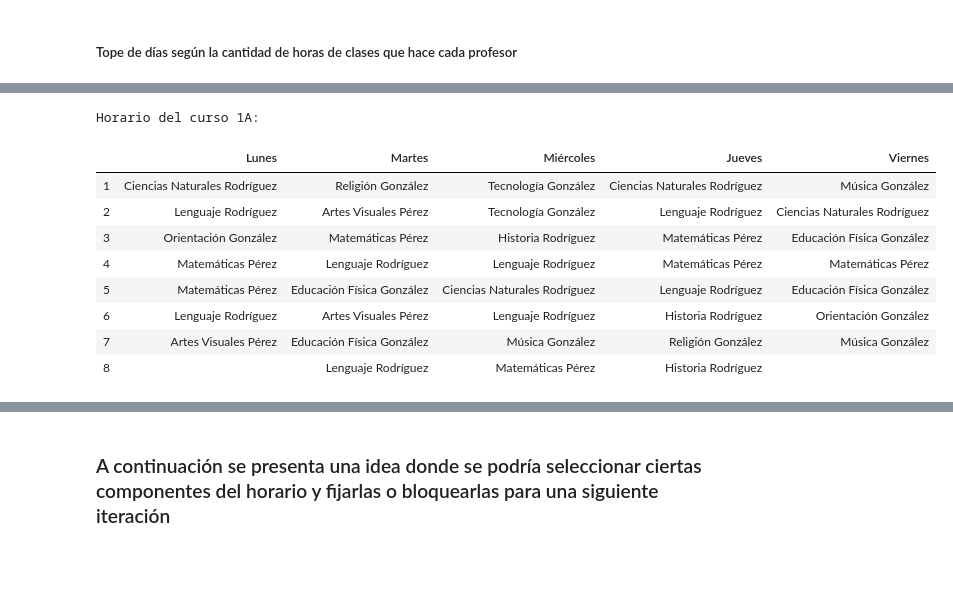
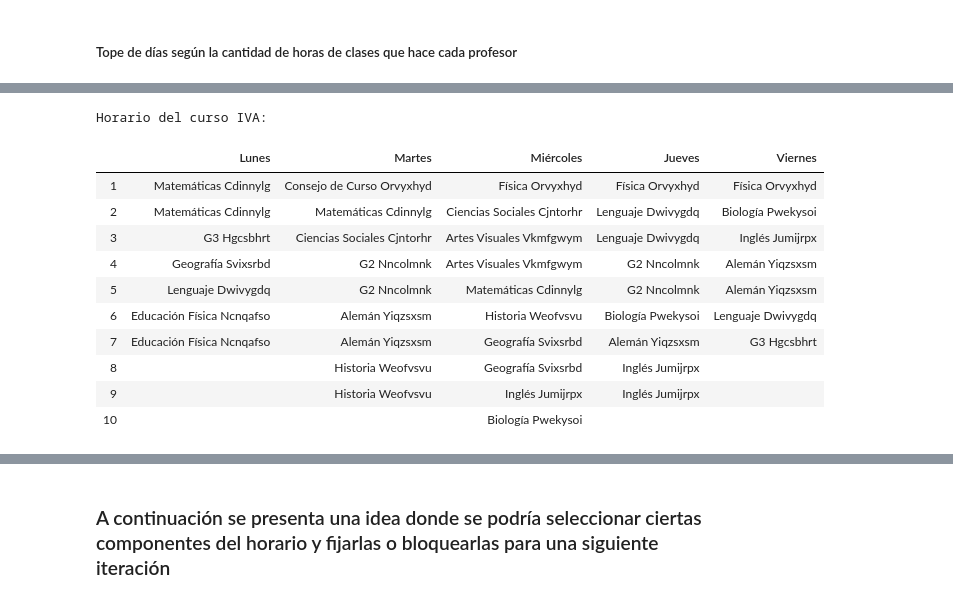
Before and after one commit to acarril/timetable_generator, a Jupyter notebook: Reducido/modelo_limpio.ipynb, the cells around one changed output, grey strips where cells are left out. Drawn from its saved outputs; the diff is of its cells as text; code cells hidden in the pictures; blank space fills up the shorter version.

```diff
--- a/Reducido/modelo_limpio.ipynb
+++ b/Reducido/modelo_limpio.ipynb
@@ -48,7 +48,7 @@ def cantidad_maxima_de_dias(carga_profesores, ramos_por_curso):
 # %%
 model = gp.Model("Generación de horarios de colegio")
 # model.setParam('OutputFlag', 1)
-f = open('parametros2.json',encoding='utf8')
+f = open('parametros3.json',encoding='utf8')
 
 M = 10000
 data = json.load(f)
@@ -120,7 +120,3 @@ model.addConstrs((sum(x[c,p,k,d,j] for l in profesores_por_curso[c] for p,k in p
 # %%
 model.addConstrs((sum(x[c,p,k,d,j] for p,k in profesores_por_curso[c]['1']) <= 1 \
     for c in horarios for d in horarios[c] for j in horarios[c][d]),name="R1b");
-# %%
-for c,ps,k in multiples_profesores:
-    print(c,ps,k)
-    print([(ps[a],ps[b]) for a in range(len(ps)) for b in range(len(ps)) if a<b])
@@ -169,7 +156,7 @@ model.addConstrs((sum(x[c,p,k,d,j] for j in modulos) <= 2 for d in dias for c in
 for l in profesores_por_curso[c] for p,k in profesores_por_curso[c][l]),name="R7");
 # %%
 model.addConstrs((x[c,p,k,d,j] + x[c,p,k,d,z] <= 1 for c,p,k in asignaciones for d in dias \
-    for j,z in list(set([(a,b) for a in horarios[c][d] for b in horarios[c][d] if a < b]) - set(combinaciones))),name="R8");
+    for j,z in list(set([(a,b) for a in horarios[c][d] for b in horarios[c][d] if a < b]) - set([tuple(comb) for comb in combinaciones]))),name="R8");
 # %%
 model.addConstrs((M * s[c,p,k,d] >= sum(x[c,p,k,d,j] for j in modulos) for c,p,k in asignaciones for d in dias),name="RS1");
 # %%
@@ -190,7 +177,7 @@ model.setObjective(obj, GRB.MINIMIZE)
 model.write('model.lp')
 model.setParam("PoolSolutions", 10)
 model.setParam('PoolSearchMode', 2)
-model.setParam('OutputFlag', 0)
+model.setParam('OutputFlag', 1)
 model.update()
 
 # model.computeIIS()
@@ -206,7 +193,7 @@ for i in range(model.SolCount):
     model.setParam("SolutionNumber", i)
     model.update()
 
-    model.optimize()
+    print(model.optimize())
     model.write(f"solutions/out{i+1}.sol")
 # model.optimize()
 # model.write('out.sol')
@@ -302,41 +304,43 @@ def generar_horario(curso, numero_sol):
                 lista_dia = []
                 ultimo_dia = elem[3]
                 lista_dia.append(ultimo_dia)
                 elem[2] = elem[2].replace('_', ' ')
                 elem[1] = elem[1].replace('_', ' ')
                 lista_dia.append(f'{elem[2]} \n {elem[1]}')
             else:
                 elem[2] = elem[2].replace('_', ' ')
                 elem[1] = elem[1].replace('_', ' ')
                 lista_dia.append(f'{elem[2]} \n {elem[1]}')
 
     lista_auxiliar.append(lista_dia)
     lista_auxiliar = lista_auxiliar[1:]
     len_maxima = 0
     for dia in lista_auxiliar:
         if len(dia) > len_maxima:
             len_maxima = len(dia)
 
     horario.add_column('', [i+1 for i in range(len_maxima - 1)])
 
     for i in range(len(lista_auxiliar)):
         for j in range(len_maxima - len(lista_auxiliar[i])):
             lista_auxiliar[i].append('')
         horario.add_column(lista_auxiliar[i][0], lista_auxiliar[i][1:], align='c')
     horario.format = True
     print(f'Horario del curso {curso}: ')
     return horario
 
-curso = '1A'
-generar_horario(curso,numero_sol=2)
+curso = 'IVA'
+generar_horario(curso,numero_sol=8)
 # %% [output]
-Horario del curso 1A:
+Horario del curso IVA:
 |  | Lunes | Martes | Miércoles | Jueves | Viernes |
-| 1 | Ciencias Naturales Rodríguez | Religión González | Tecnología González | Ciencias Naturales Rodríguez | Música González |
-| 2 | Lenguaje Rodríguez | Artes Visuales Pérez | Tecnología González | Lenguaje Rodríguez | Ciencias Naturales Rodríguez |
-| 3 | Orientación González | Matemáticas Pérez | Historia Rodríguez | Matemáticas Pérez | Educación Física González |
-| 4 | Matemáticas Pérez | Lenguaje Rodríguez | Lenguaje Rodríguez | Matemáticas Pérez | Matemáticas Pérez |
-| 5 | Matemáticas Pérez | Educación Física González | Ciencias Naturales Rodríguez | Lenguaje Rodríguez | Educación Física González |
-| 6 | Lenguaje Rodríguez | Artes Visuales Pérez | Lenguaje Rodríguez | Historia Rodríguez | Orientación González |
-| 7 | Artes Visuales Pérez | Educación Física González | Música González | Religión González | Música González |
-| 8 |  | Lenguaje Rodríguez | Matemáticas Pérez | Historia Rodríguez |  |
+| 1 | Matemáticas Cdinnylg | Consejo de Curso Orvyxhyd | Física Orvyxhyd | Física Orvyxhyd | Física Orvyxhyd |
+| 2 | Matemáticas Cdinnylg | Matemáticas Cdinnylg | Ciencias Sociales Cjntorhr | Lenguaje Dwivygdq | Biología Pwekysoi |
+| 3 | G3 Hgcsbhrt | Ciencias Sociales Cjntorhr | Artes Visuales Vkmfgwym | Lenguaje Dwivygdq | Inglés Jumijrpx |
+| 4 | Geografía Svixsrbd | G2 Nncolmnk | Artes Visuales Vkmfgwym | G2 Nncolmnk | Alemán Yiqzsxsm |
+| 5 | Lenguaje Dwivygdq | G2 Nncolmnk | Matemáticas Cdinnylg | G2 Nncolmnk | Alemán Yiqzsxsm |
+| 6 | Educación Física Ncnqafso | Alemán Yiqzsxsm | Historia Weofvsvu | Biología Pwekysoi | Lenguaje Dwivygdq |
+| 7 | Educación Física Ncnqafso | Alemán Yiqzsxsm | Geografía Svixsrbd | Alemán Yiqzsxsm | G3 Hgcsbhrt |
+| 8 |  | Historia Weofvsvu | Geografía Svixsrbd | Inglés Jumijrpx |  |
+| 9 |  | Historia Weofvsvu | Inglés Jumijrpx | Inglés Jumijrpx |  |
+| 10 |  |  | Biología Pwekysoi |  |  |
```
Also changed, not shown: parts of 6 cells of this notebook, 7 other files.
